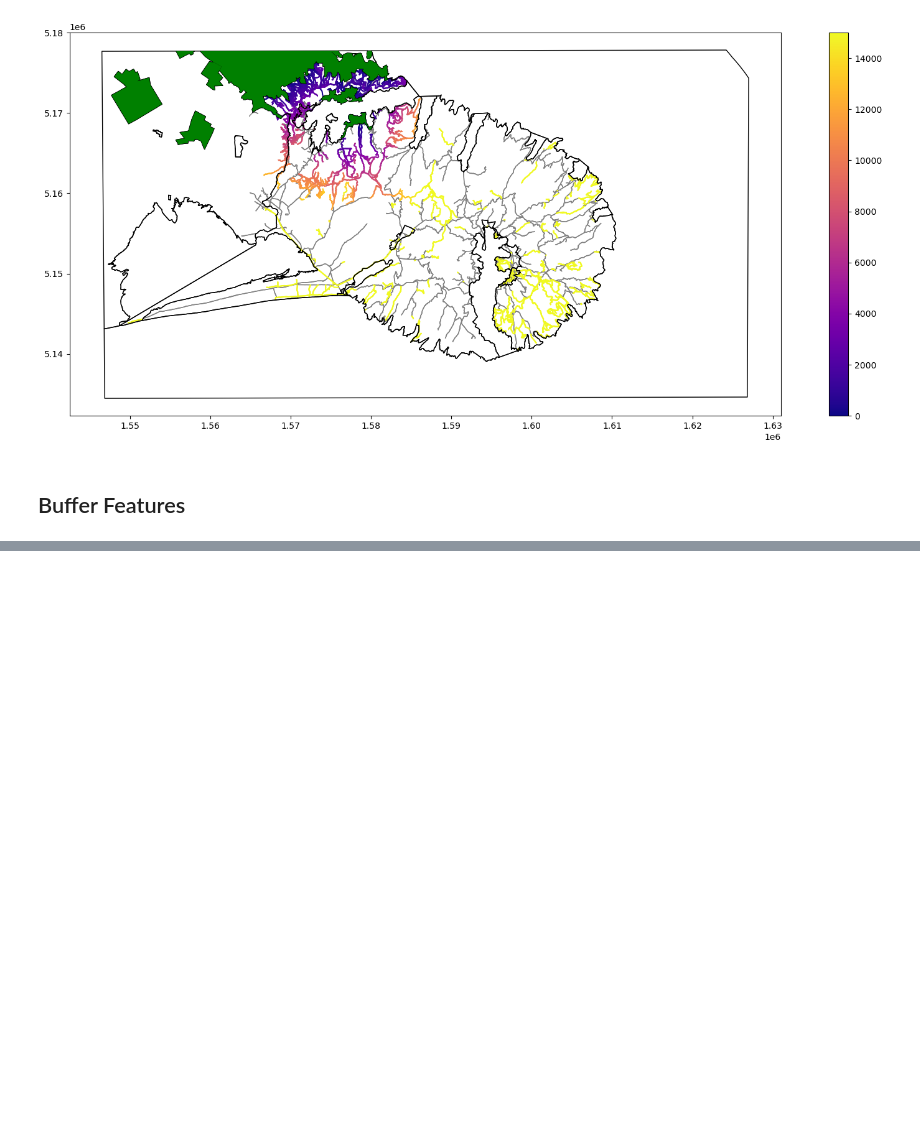
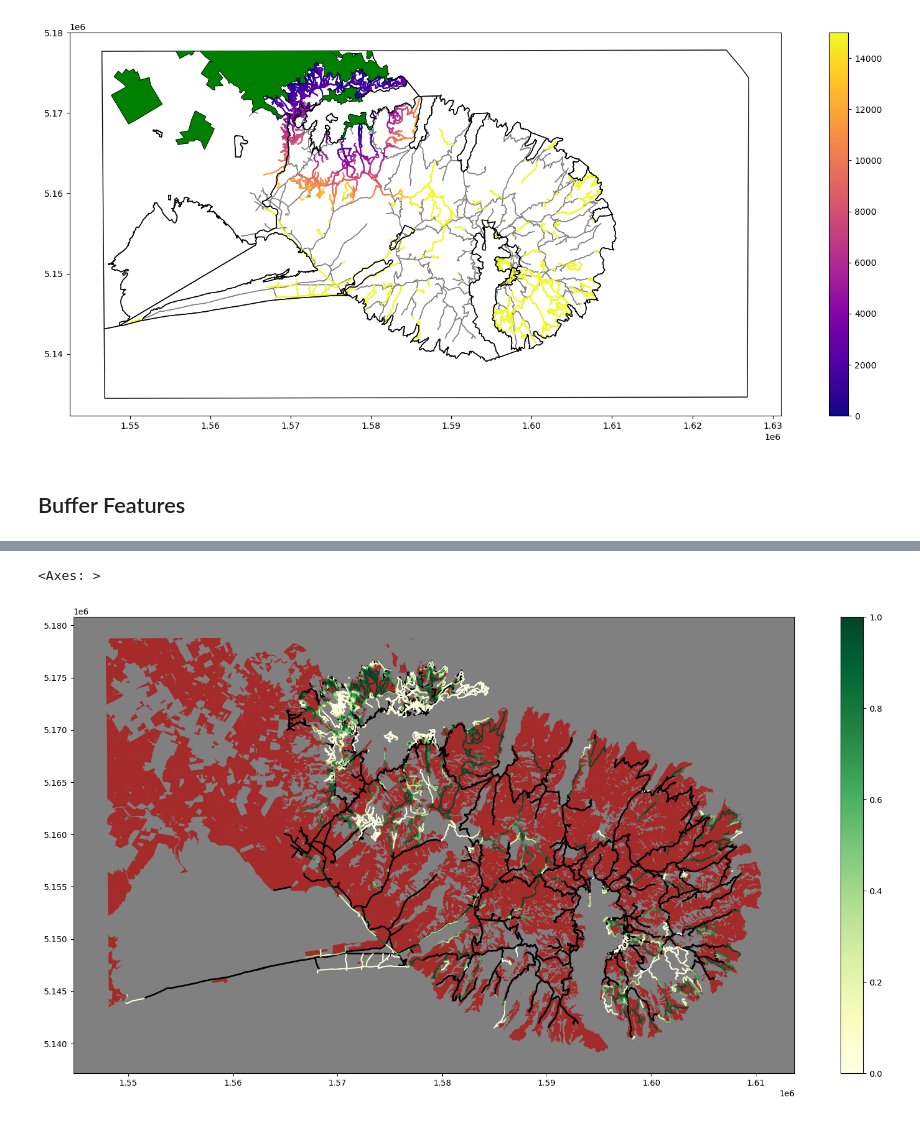
Before and after one commit to MaxwellBusby/banks-peninsula-organic-data-processing, a Jupyter notebook: GWR_Preprocessing.ipynb, the cells around one changed output, grey strips where cells are left out. Saved outputs shown, nothing was run; the diff lists cells and outputs as text; code cells hidden in the pictures; blank space fills up the shorter version.

```diff
--- a/GWR_Preprocessing.ipynb
+++ b/GWR_Preprocessing.ipynb
@@ -459,0 +493,38 @@ strava_gwr_features[strava_gwr_features['road'] == False].plot(column='trail_den
+# %%
+strava_gwr_features = gpd.read_file(GWR_GDF_PATH).to_crs(epsg=2193)
+# %%
+def calculate_landcover_proportions(strava_gwr_features, landcover):
+    strava_gwr_features = strava_gwr_features.copy()
+    road_mask = strava_gwr_features['road'].fillna(False).astype(bool)
+    buffer_geometries = strava_gwr_features.geometry.buffer(100)  # Buffer of 100 meters
+    buffer_areas = buffer_geometries.area
+
+    for landcover_type in landcover['Name_2023'].dropna().unique():
+        landcover_subset = landcover.loc[landcover['Name_2023'] == landcover_type, 'geometry']
+        landcover_geom = landcover_subset.union_all() if hasattr(landcover_subset, 'union_all') else landcover_subset.unary_union
+
+        area_col = f'{landcover_type}_area'
+        proportion_col = f'{landcover_type}_proportion'
+
+        strava_gwr_features[area_col] = 0.0
+        strava_gwr_features.loc[~road_mask, area_col] = buffer_geometries.loc[~road_mask].apply(
+            lambda buffer_geom: buffer_geom.intersection(landcover_geom).area if buffer_geom is not None else 0.0
+        )
+
+        strava_gwr_features[proportion_col] = (
+            strava_gwr_features[area_col] / buffer_areas.replace(0, float('nan'))
+        ).fillna(0)
+
+        strava_gwr_features.drop(columns=[area_col], inplace=True)
+    strava_gwr_features.drop(columns=['buffer_100m'], inplace=True, errors='ignore')
+    return strava_gwr_features
+# %%
+strava_gwr_features_ped = strava_gwr_features[strava_gwr_features['source'] == 'ped']
+strava_gwr_features_bike = strava_gwr_features[strava_gwr_features['source'] == 'bike']
+
+strava_gwr_features_ped = calculate_landcover_proportions(strava_gwr_features_ped, landcover)
+strava_gwr_features_bike = calculate_landcover_proportions(strava_gwr_features_bike, landcover)
+
+strava_gwr_features = pd.concat([strava_gwr_features_ped, strava_gwr_features_bike], ignore_index=True)
+
+strava_gwr_features.to_file(GWR_GDF_PATH, driver="GPKG")
@@ -459,0 +538,10 @@ strava_gwr_features[strava_gwr_features['road'] == False].plot(column='trail_den
+# %%
+fig, ax = plt.subplots(figsize=(20, 10))
+ax.set_facecolor('grey')
+road_features = strava_gwr_features_ped[strava_gwr_features_ped['road'] == True]
+plot = road_features.plot(ax=ax, color='black', linewidth=2)
+strava_gwr_features_ped[strava_gwr_features_ped['road'] == False].plot(column='High Producing Exotic Grassland_proportion', cmap='YlGn', legend=True, figsize=(20, 10), ax=ax)
+landcover[landcover['Name_2023']=='High Producing Exotic Grassland'].plot(facecolor='brown', legend=True, figsize=(20, 10), ax=ax)
+# %% [output]
+<Axes: >
+[figure, added]
```
Also changed, not shown: parts of 11 cells of this notebook.
